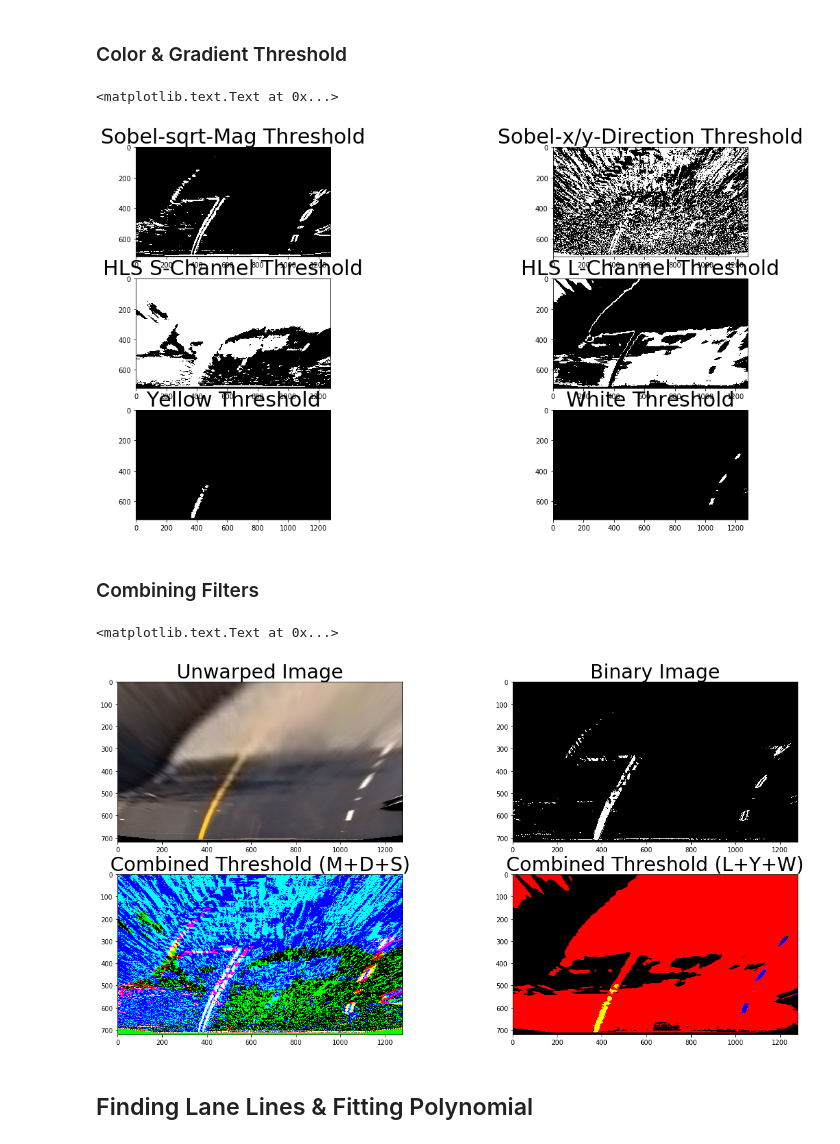
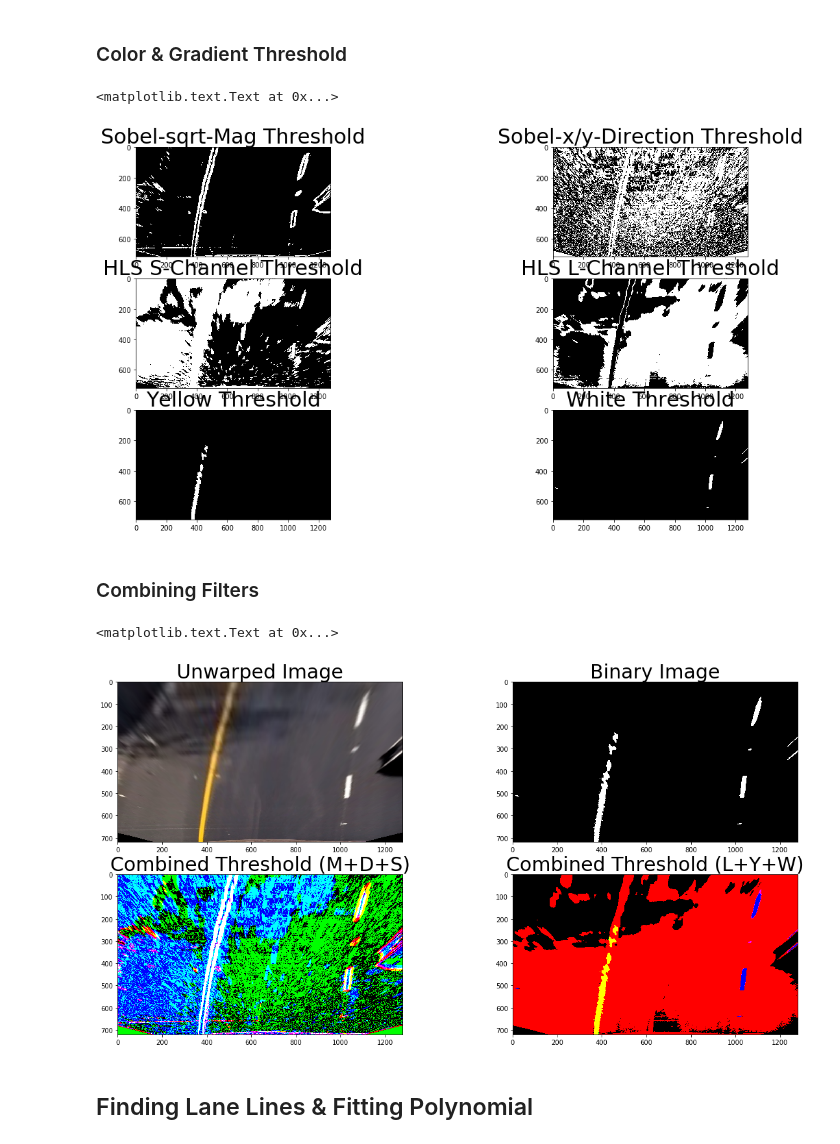
Before and after one commit to benjaminsoellner/CarND-Advanced-Lane-Lines, a Jupyter notebook: CarND 04 Advanced Lane Line Detection.ipynb, the cells around one changed output. Drawn from its saved outputs; the diff is of its cells as text; code cells hidden in the pictures.

```diff
--- a/CarND 04 Advanced Lane Line Detection.ipynb
+++ b/CarND 04 Advanced Lane Line Detection.ipynb
@@ -24,7 +24,7 @@ THRESH_TEST_IMAGE = "test_images/test6.jpg"
 THRESH_MAG = (10, 130)
 THRESH_DIR = (0.7, 1.5)
 THRESH_S = (15, 255)
-UNWARP_PLANE = [(604,440), (671,440), (1064,660), (226,660)]
+UNWARP_PLANE = [(570,460), (711,460), (1064,660), (226,660)]
 UNWARP_X_OFFSET = 280
 UNWARP_Y_OFFSET = 20
 UNWARP_TEST_IMAGE = "test_images/straight_lines1.jpg"
@@ -219,10 +219,11 @@ A method or combination of methods (i.e., color transforms, gradients) has been
 ### Color & Gradient Threshold
 # %%
 # applies Sobel x and y, then computes the magnitude of the gradient and applies a threshold
-def mag_threshold(image, sobel_kernel=5, mag_thresh=(0, 255)):
-    unwarped = unwarp(image)[0]
+def mag_threshold(image, sobel_kernel=5, mag_thresh=(0, 255), doUnwarp=True):
+    if doUnwarp:
+        image = unwarp(image)[0]
     # Convert to grayscale
-    gray = cv2.cvtColor(unwarped, cv2.COLOR_RGB2GRAY)
+    gray = cv2.cvtColor(image, cv2.COLOR_RGB2GRAY)
     # Take the gradient in x and y separately
     sobel_x = cv2.Sobel(gray, cv2.CV_64F, 1, 0, ksize=sobel_kernel)
     sobel_y = cv2.Sobel(gray, cv2.CV_64F, 0, 1, ksize=sobel_kernel)
@@ -238,10 +239,11 @@ def mag_threshold(image, sobel_kernel=5, mag_thresh=(0, 255)):
     return mask
 
 # applies Sobel x and y, then computes the direction of the gradient and applies a threshold.
-def dir_threshold(image, sobel_kernel=5, thresh=(0, np.pi/2)):
-    unwarped = unwarp(image)[0]
+def dir_threshold(image, sobel_kernel=5, thresh=(0, np.pi/2), doUnwarp=True):
+    if doUnwarp:
+        image = unwarp(image)[0]
     # Convert to grayscale
-    gray = cv2.cvtColor(unwarped, cv2.COLOR_RGB2GRAY)
+    gray = cv2.cvtColor(image, cv2.COLOR_RGB2GRAY)
     # Take the gradient in x and y separately
     sobel_x = cv2.Sobel(gray, cv2.CV_64F, 1, 0, ksize=sobel_kernel)
     sobel_y = cv2.Sobel(gray, cv2.CV_64F, 0, 1, ksize=sobel_kernel)
@@ -255,10 +257,11 @@ def dir_threshold(image, sobel_kernel=5, thresh=(0, np.pi/2)):
     return mask
 
 # thresholds the S-channel of HLS; use exclusive lower bound (>) and inclusive upper (<=)
-def s_threshold(img, thresh=(0, 255)):
-    unwarped = unwarp(img)[0]
+def s_threshold(image, thresh=(0, 255), doUnwarp=True):
+    if doUnwarp:
+        image = unwarp(image)[0]
     # Convert to HLS color space
-    hls = cv2.cvtColor(unwarped, cv2.COLOR_RGB2HLS)
+    hls = cv2.cvtColor(image, cv2.COLOR_RGB2HLS)
     # Apply a threshold to the S channel
     s = hls[:,:,2]
     mask = np.zeros_like(s)
@@ -266,10 +269,11 @@ def s_threshold(img, thresh=(0, 255)):
     # Return a binary image of threshold result
     return mask
 
-def l_threshold(img, thresh=(0, 255)):
-    unwarped = unwarp(img)[0]
+def l_threshold(image, thresh=(0, 255), doUnwarp=True):
+    if doUnwarp:
+        image = unwarp(image)[0]
     # Convert to HLS color space
-    hls = cv2.cvtColor(unwarped, cv2.COLOR_RGB2HLS)
+    hls = cv2.cvtColor(image, cv2.COLOR_RGB2HLS)
     # Apply a threshold to the S channel
     l = hls[:,:,1]
     mask = np.zeros_like(l)
@@ -277,23 +281,25 @@ def l_threshold(img, thresh=(0, 255)):
     # Return a binary image of threshold result
     return mask
 
-def yellow_threshold(image):
-    unwarped = unwarp(image)[0]
-    hsv = cv2.cvtColor(unwarped, cv2.COLOR_RGB2HSV)
+def yellow_threshold(image, doUnwarp=True):
+    if doUnwarp:
+        image = unwarp(image)[0]
+    hsv = cv2.cvtColor(image, cv2.COLOR_RGB2HSV)
     yellow = cv2.inRange(hsv, (20, 100, 100), (50, 255, 255))
     yellow_mask = np.float_(np.zeros_like(yellow))
     yellow_mask[yellow>0] = 1.0
     return yellow_mask
 
-def white_threshold(image):
-    unwarped = unwarp(image)[0]
-    hsv = cv2.cvtColor(unwarped, cv2.COLOR_RGB2HSV)
-    hsl = cv2.cvtColor(unwarped, cv2.COLOR_RGB2HLS)
+def white_threshold(image, doUnwarp=True):
+    if doUnwarp:
+        image = unwarp(image)[0]
+    hsv = cv2.cvtColor(image, cv2.COLOR_RGB2HSV)
+    hsl = cv2.cvtColor(image, cv2.COLOR_RGB2HLS)
     white_sensitivity_1 = 68
     white_sensitivity_2 = 60
     white_1 = cv2.inRange(hsv, (0,0,255-white_sensitivity_1), (255,20,255))
     white_2 = cv2.inRange(hsl, (0,255-white_sensitivity_2,0), (255,255,white_sensitivity_2))
-    white_3 = cv2.inRange(unwarped, (200,200,200), (255,255,255))
+    white_3 = cv2.inRange(image, (200,200,200), (255,255,255))
     white = white_1|white_2|white_3
     white_mask = np.float_(np.zeros_like(white))
     white_mask[white>0] = 1.0
@@ -316,7 +322,7 @@ plots[2,1].imshow(white_threshold(thresh_test_image), cmap='gray')
 plots[2,1].set_title('White Threshold', fontsize=30)
 # %% [output]
 <matplotlib.text.Text at 0x...>
-[figure, old version]
+[figure, new version]
 # %% [markdown]
 ### Combining Filters
 # %%
@@ -324,42 +330,43 @@ def combined_threshold(image):
     global THRESH_MAG
     global THRESH_DIR
     global THRESH_S
-    m = mag_threshold(image, mag_thresh=THRESH_MAG)
-    d = dir_threshold(image, thresh=THRESH_DIR)
-    s = s_threshold(image, thresh=THRESH_S)
-    l = l_threshold(image, thresh=(70,200))
-    y = yellow_threshold(image)
-    w = white_threshold(image)
+    unwarped = unwarp(image)[0]
+    m = mag_threshold(unwarped, mag_thresh=THRESH_MAG, doUnwarp=False)
+    d = dir_threshold(unwarped, thresh=THRESH_DIR, doUnwarp=False)
+    s = s_threshold(unwarped, thresh=THRESH_S, doUnwarp=False)
+    l = l_threshold(unwarped, thresh=(70,200), doUnwarp=False)
+    y = yellow_threshold(unwarped, doUnwarp=False)
+    w = white_threshold(unwarped, doUnwarp=False)
     color_binary = np.dstack((m, d, s, l, y, w))
     return color_binary
 
 def find_lane_line_pixels(image):
     combined = combined_threshold(image)
     m = combined[:,:,0].astype(int)
     d = combined[:,:,1].astype(int)
     s = combined[:,:,2].astype(int)
     l = combined[:,:,3].astype(int)
     y = combined[:,:,4].astype(int)
     w = combined[:,:,5].astype(int)
     # Require that at least two filters or one of the color filters score
-    binary = ((y*2+w*2+l+(m&s)+(m&d))>=3)
+    binary = (y|w) #((y*2+w*2+l+(m&s)+(m&d))>=3)
     return binary.astype(float)
 
 
 # Test and Visualize Combined thresholds
 thresh_test_image = cv2.imread(THRESH_TEST_IMAGE)
 figure, plots = plt.subplots(2, 2, figsize=(20,10))
 plots[0,0].imshow(unwarp(thresh_test_image)[0])
 plots[0,0].set_title('Unwarped Image', fontsize=30)
 plots[0,1].imshow(find_lane_line_pixels(thresh_test_image), cmap='gray')
 plots[0,1].set_title('Binary Image', fontsize=30)
 plots[1,0].imshow(combined_threshold(thresh_test_image)[:,:,0:3])
 plots[1,0].set_title('Combined Threshold (M+D+S)', fontsize=30)
 plots[1,1].imshow(combined_threshold(thresh_test_image)[:,:,3:6])
 plots[1,1].set_title('Combined Threshold (L+Y+W)', fontsize=30)
 # %% [output]
 <matplotlib.text.Text at 0x...>
-[figure, old version]
+[figure, new version]
 # %% [markdown]
 ## Finding Lane Lines & Fitting Polynomial
 # %% [markdown]
```
Also changed, not shown: parts of 7 cells of this notebook, 1 other file.
